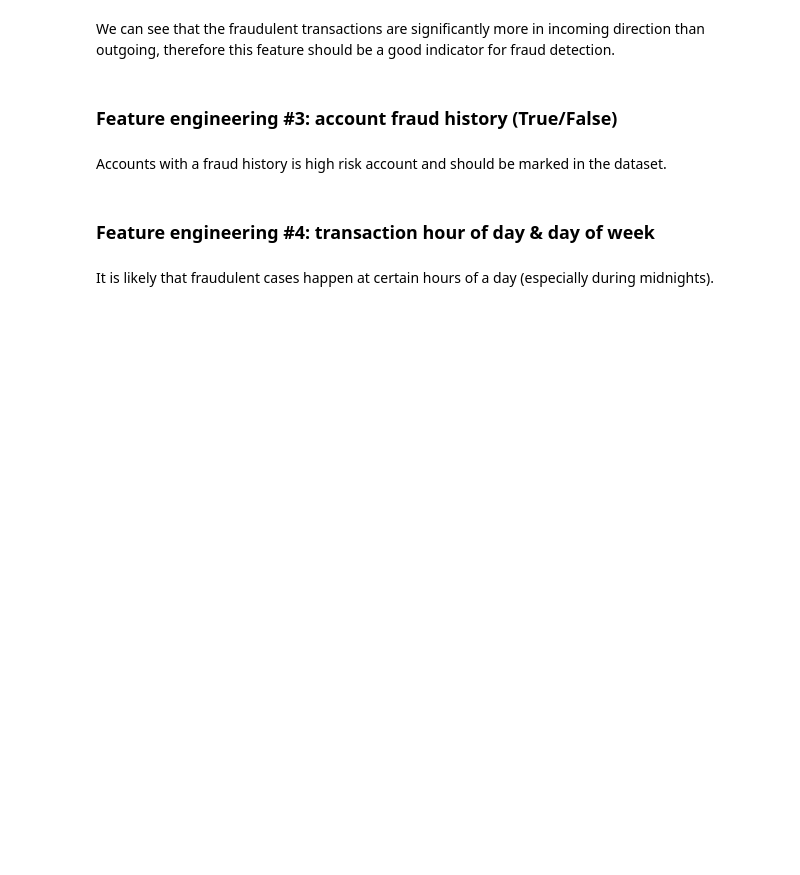
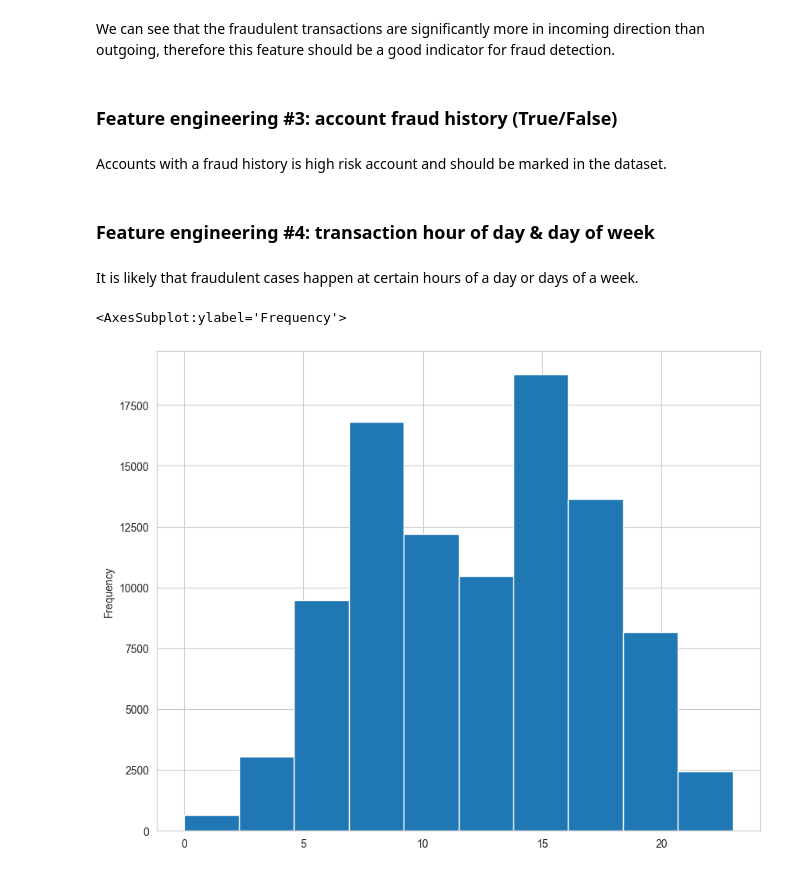
Before and after one commit to Ivyloeou/ML_Xente_Fraud_Detection, a Jupyter notebook: 1-EDA-and-baseline-model.ipynb, the cells around one changed output. Drawn from its saved outputs; the diff is of its cells as text; code cells hidden in the pictures; blank space fills up the shorter version.

```diff
--- a/1-EDA-and-baseline-model.ipynb
+++ b/1-EDA-and-baseline-model.ipynb
@@ -228,9 +229,12 @@ train_raw[(train_raw.FraudResult == 0)]['Value'].max()
 # %% [output]
 2400000
 # %%
-# Create a new feature 'Value_cat' based on the above threshold.
+# Create a new dummy feature 'Value_cat' based on the above threshold.
 
-train_raw['Value_cat'] = pd.cut(train_raw['Value'], bins=[0, 2400000, float('Inf')], labels=['small', 'large'])
+train_raw['Value_cat'] = pd.cut(train_raw['Value'], bins=[0, 2400000, float('Inf')], labels=[0, 1])
+
+# 0 - small
+# 1 - large
 # %%
 train_raw.groupby('Value_cat').count()['TransactionId']
 # %% [output]
@@ -246,8 +250,11 @@ The new categorical feature "Value_cat" divides the transaction value into eithe
 # Create a new feature 'trans_direction' based on whether it is negative or positive
 
 
-train_raw['trans_direction'] = 'outgoing'
-train_raw.loc[(train_raw['Amount'] >= 0), 'trans_direction'] = 'incoming'
+train_raw['trans_direction'] = 1
+train_raw.loc[(train_raw['Amount'] >= 0), 'trans_direction'] = 0
+
+# 1 - outgoing
+# 2 - incoming
 # %%
 train_raw[(train_raw.FraudResult == 1)].groupby('trans_direction').count()['TransactionId']
 # %% [output]
@@ -271,5 +278,5 @@ Accounts with a fraud history is high risk account and should be marked in the d
 # %% [markdown]
 ### Feature engineering #4: transaction hour of day & day of week
 # %% [markdown]
-It is likely that fraudulent cases happen at certain hours of a day (especially during midnights).
+It is likely that fraudulent cases happen at certain hours of a day or days of a week.
 # %%
@@ -276,0 +285,15 @@ train_raw['TransactionStartTime'] =  pd.to_datetime(train_raw['TransactionStartT
+# %%
+from datetime import datetime
+
+# Hour of day
+train_raw['Transaction_hour'] = train_raw['TransactionStartTime'].dt.strftime("%H").astype(str).astype(int)
+fraud['Transaction_hour'] = fraud['TransactionStartTime'].dt.strftime("%H").astype(str).astype(int)
+
+# Day of week
+train_raw['Transaction_weekday'] = train_raw['TransactionStartTime'].dt.strftime("%u").astype(str).astype(int)
+fraud['Transaction_weekday'] = fraud['TransactionStartTime'].dt.strftime("%u").astype(str).astype(int)
+# %%
+train_raw.Transaction_hour.plot(kind='hist')
+# %% [output]
+<AxesSubplot:ylabel='Frequency'>
+[figure, added]
```
Also changed, not shown: parts of 35 cells of this notebook, 1 other file.
